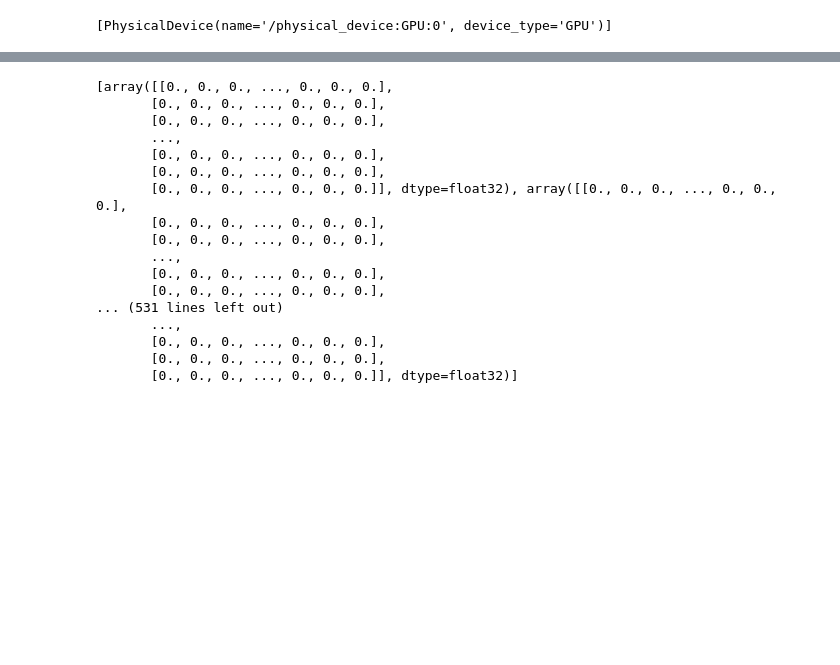
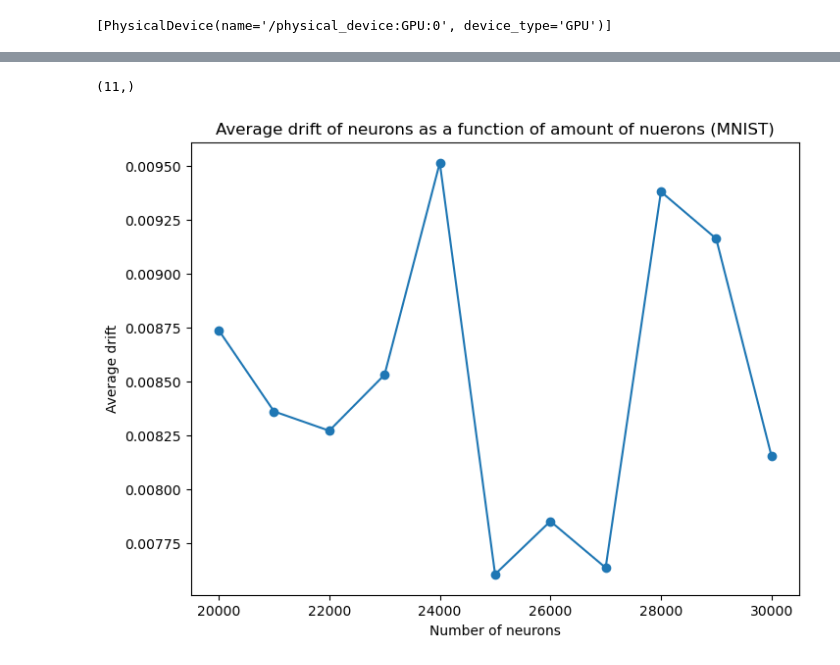
Before and after one commit to Kennethm-spec/Exploring-the-Limits-of-Lazy-Training-in-Neural-Networks, a Jupyter notebook: lt_with_mnist.ipynb, the cells around one changed output, grey strips where cells are left out. Saved outputs shown, nothing was run; the diff lists cells and outputs as text; code cells hidden in the pictures; blank space fills up the shorter version.

```diff
--- a/lt_with_mnist.ipynb
+++ b/lt_with_mnist.ipynb
@@ -11,8 +11,8 @@ from matplotlib import pyplot as plt
 # %%
 (trainX, trainy), (testX, testy) = mnist.load_data()
 # %%
-X = trainX[0:100]
-y = trainy[0:100]
+X = trainX[0:1000]
+y = trainy[0:1000]
 
 y = tf.keras.utils.to_categorical(y)
 
@@ -32,7 +32,7 @@ class MyThresholdCallback(tf.keras.callbacks.Callback):
         if loss <= self.threshold:
             self.model.stop_training = True
 # %%
-unit_range = np.arange(100, 1010, 10)
+unit_range = np.arange(20000, 30005, 1000)
 
 initial_weights = []
 final_weights = []
@@ -45,12 +45,12 @@ for units in unit_range:
         tf.keras.layers.Dense(units = units, activation = 'relu'),
         tf.keras.layers.Dense(units = 10, activation = 'softmax')
     ])
-    initial_weights.append(model.layers[1].get_weights()[0])
+    initial_weights.append(model.layers[2].get_weights()[0])
 
-    my_callback = MyThresholdCallback(threshold=0.05)
+    my_callback = MyThresholdCallback(threshold=5)
 
     model.compile(loss='categorical_crossentropy', optimizer='adam', metrics=['accuracy'])
-    model.fit(X, y, epochs = 400, batch_size = 1, callbacks = [my_callback], verbose = 0)
+    model.fit(X, y, epochs = 400, batch_size = 1, callbacks = [my_callback], verbose = 1)
 
-    final_weights.append(model.layers[1].get_weights()[0])
+    final_weights.append(model.layers[2].get_weights()[0])
 # %% [output]
@@ -153,23 +167,30 @@ Epoch 1/400
 # %%
 for i in range(len(initial_weights)):
     diff_weights.append(final_weights[i] - initial_weights[i])
+
+diff_avg = []
+for i in range(len(unit_range)):
+    diff_weights_flat = np.ndarray.flatten(diff_weights[i])
+    diff_weights_flat = np.abs(diff_weights_flat)
+    diff_avg.append(np.average(diff_weights_flat))
-# %%
-print(diff_weights)
-# %% [output]
-[array([[0., 0., 0., ..., 0., 0., 0.],
-       [0., 0., 0., ..., 0., 0., 0.],
-       [0., 0., 0., ..., 0., 0., 0.],
-       ...,
-       [0., 0., 0., ..., 0., 0., 0.],
-       [0., 0., 0., ..., 0., 0., 0.],
-       [0., 0., 0., ..., 0., 0., 0.]], dtype=float32), array([[0., 0., 0., ..., 0., 0., 0.],
-       [0., 0., 0., ..., 0., 0., 0.],
-       [0., 0., 0., ..., 0., 0., 0.],
-       ...,
-       [0., 0., 0., ..., 0., 0., 0.],
-       [0., 0., 0., ..., 0., 0., 0.],
-... (531 lines left out)
-       ...,
-       [0., 0., 0., ..., 0., 0., 0.],
-       [0., 0., 0., ..., 0., 0., 0.],
-       [0., 0., 0., ..., 0., 0., 0.]], dtype=float32)]
+# %%
+print(np.shape(diff_avg))
+# %% [output]
+(11,)
+# %%
+# set the size of the figure
+fig, ax = plt.subplots(figsize = (8, 6))
+
+# create the plot
+ax.plot(unit_range, diff_avg, linestyle = '-', marker = 'o')
+
+# set the title and axis labels
+ax.set_title('Average drift of neurons as a function of amount of nuerons (MNIST)')
+ax.set_xlabel('Number of neurons')
+ax.set_ylabel('Average drift')
+
+
+# display the plot
+plt.show()
+# %% [output]
+[figure, added]
```
Also changed, not shown: parts of 3 cells of this notebook, 5 other files.
